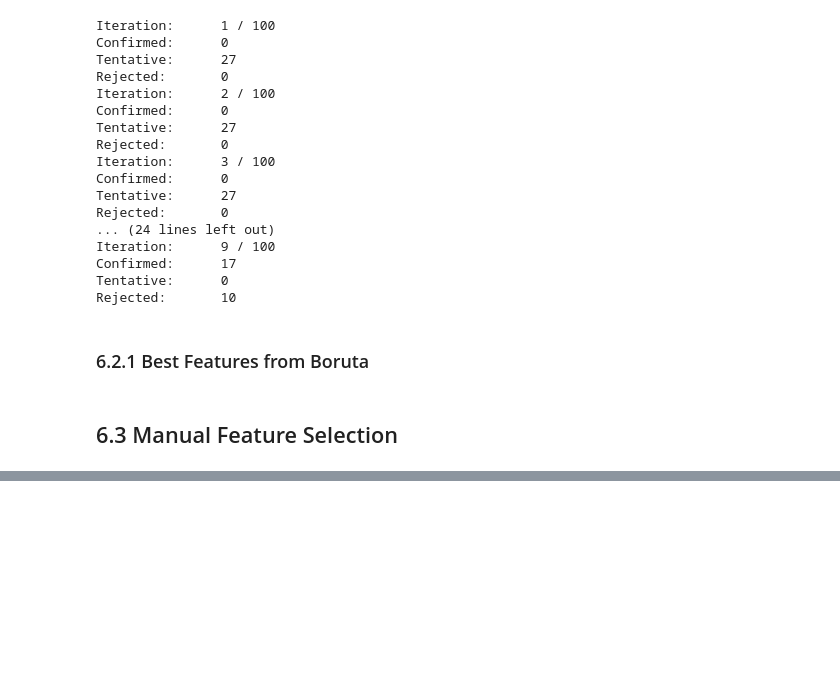
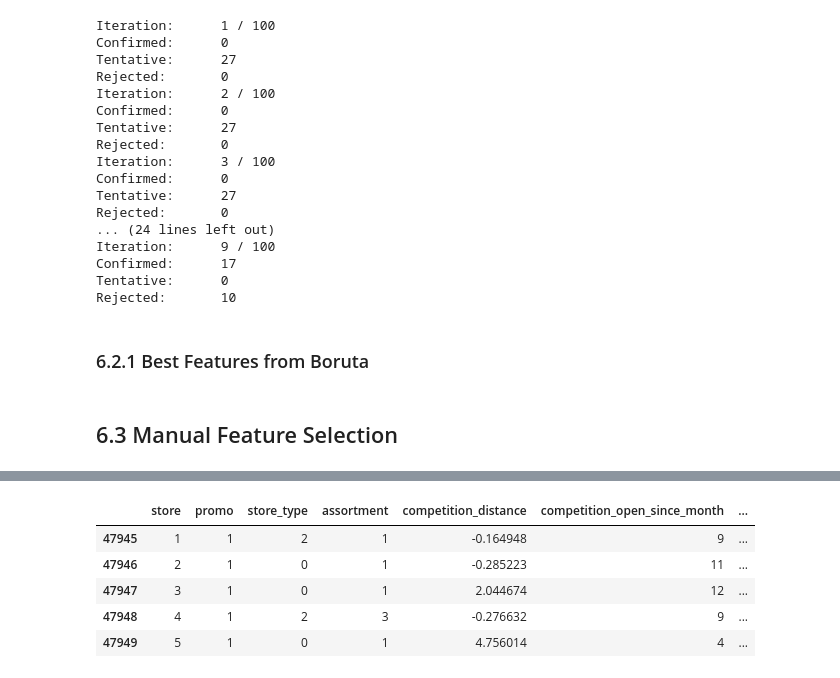
Before and after one commit to wesleymartins95/Rossman_insights, a Jupyter notebook: store_sales_prediction.ipynb, the cells around one changed output, grey strips where cells are left out. Cells and saved outputs as stored; diff of their text form; code cells hidden in the pictures; blank space fills up the shorter version.

```diff
--- a/store_sales_prediction.ipynb
+++ b/store_sales_prediction.ipynb
@@ -849,17 +904,17 @@ df6 = df6.drop(cols_drop,axis=1)
 #descobrindo a data antes das ultimas 6 semanas.
 df6[['store','date']].groupby('store').max().reset_index()['date'][0] - datetime.timedelta(days=6*7)
 
-x_train = df6[df6['date'] < '2015-06-19']
+X_train = df6[df6['date'] < '2015-06-19']
 y_train = x_train['sales']
 
-x_test = df6[df6['date'] >= '2015-06-19' ]
-y_test = x_test['sales']
+X_test = df6[df6['date'] >= '2015-06-19' ]
+y_test = X_test['sales']
 
-print('Training Min Date {}'.format( x_train['date'].min()))
-print('Training Max Date {}'.format( x_train['date'].max()))
+print('Training Min Date {}'.format( X_train['date'].min()))
+print('Training Max Date {}'.format( X_train['date'].max()))
 
-print('\nTesting Min Date {}'.format( x_test['date'].min()))
-print('Testing Max Date {}'.format( x_test['date'].max()))
+print('\nTesting Min Date {}'.format( X_test['date'].min()))
+print('Testing Max Date {}'.format( X_test['date'].max()))
 # %% [output]
 Training Min Date 2013-01-01 00:00:00
 Training Max Date 2015-06-18 00:00:00
@@ -962,4 +1016,0 @@ feat_to_add = ['date','sales']
-# %%
-X_train = x_train[cols_selected_boruta]
-X_test = x_test[cols_selected_boruta]
-# comentar o metodo extend, pq por enquanto n quero as features sales e date
@@ -1018,0 +1194,10 @@ lrr_result
+# %%
+# possui todos os dados relevantes mas n possue o date e sales, add no passo 6.3
+X_train.head()
+# %% [output]
+|  | store | promo | store_type | assortment | competition_distance | competition_open_since_month | ... |
+| 47945 | 1 | 1 | 2 | 1 | -0.164948 | 9 | ... |
+| 47946 | 2 | 1 | 0 | 1 | -0.285223 | 11 | ... |
+| 47947 | 3 | 1 | 0 | 1 | 2.044674 | 12 | ... |
+| 47948 | 4 | 1 | 2 | 3 | -0.276632 | 9 | ... |
+| 47949 | 5 | 1 | 0 | 1 | 4.756014 | 4 | ... |
```
Also changed, not shown: parts of 51 cells of this notebook.
